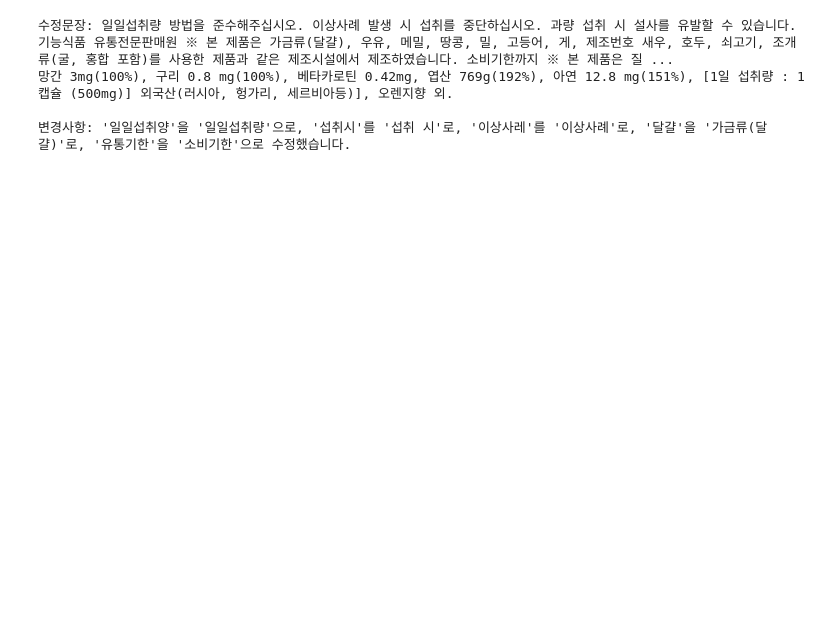
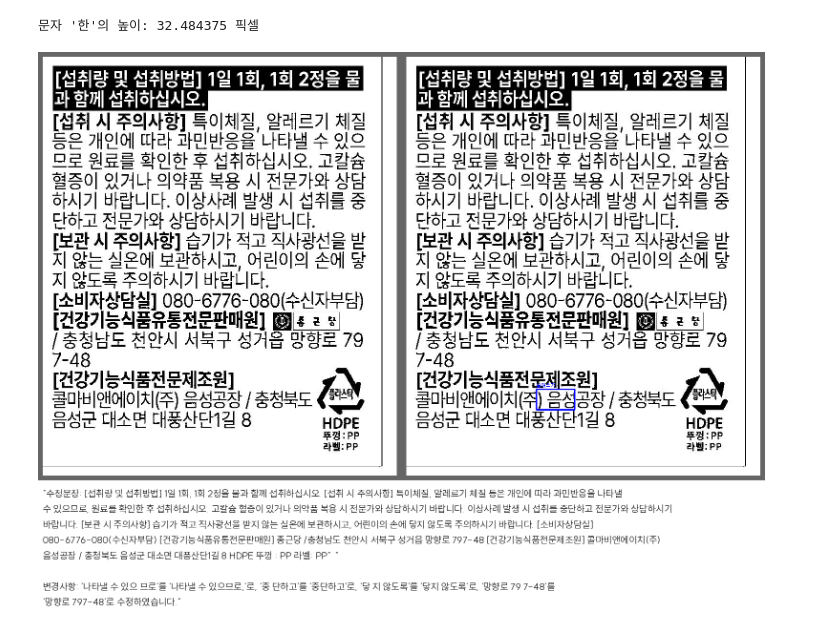
Before and after one commit to MoonSongAi/PjtCCC, a Jupyter notebook: Bin/Untitled-1.ipynb, the cells around one changed output. Cells and saved outputs as stored; diff of their text form; code cells hidden in the pictures; blank space fills up the shorter version.

```diff
--- a/Bin/Untitled-1.ipynb
+++ b/Bin/Untitled-1.ipynb
@@ -1,37 +1,78 @@
 # %%
-from OCR_visualization import specialDictionary
+from OCR_anal import specialDicForOCR
+from PIL import Image, ImageDraw, ImageFont
+import cv2
+import numpy as np
+
+import matplotlib.pyplot as plt
+
 import io
 
-myDic = specialDictionary()
-
-with io.open('C:\\PjtCCC\\Work\\HrBaek\\test_final_2.png', 'rb') as image_file:
+myDic = specialDicForOCR()
+# C:\\PjtCCC\\CroppedImage\\1f369963-8f23-44d4-85bb-8d744ee0bd69.jpg
+# C:\\PjtCCC\\CroppedImage\\6cb109a0-c53b-4fd5-b312-4a4d472d74ad.jpg
+with io.open('C:\\PjtCCC\\CroppedImage\\6cb109a0-c53b-4fd5-b312-4a4d472d74ad.jpg', 'rb') as image_file:
     content = image_file.read()
 
 texts = myDic.detect_text(content)
-# print(texts)
+texts_rev2 = myDic.combine_boxes_for_specific_words_2(texts) #special_chars에 ['(',')'] 넣으면 괄호 앞단어 뒷단어가 좌표5이상 띄어져 있을 때 함꼐 bbox쳐짐
+combined_texts = myDic.combine_boxes_for_specific_words_1(texts_rev2, ["유통", "기한"]) ##합쳐서 bbox치고 싶은 단어를 list로 받아서 bbox쳐지도록 함수화 시킴 ex)'유통' 다음 다음이 '기한'일 경우 함꼐 bbox쳐짐
+combind_image = myDic.correct_and_visualize(content, combined_texts)
 
 text_to_check = ' '.join([getattr(t, 'description', '').replace('\n', ' ') for t in texts])
 #print(text_to_check)
+ret = myDic.call_GPT(text_to_check)
+# print(ret)
 
-ret = myDic.call_GPT(text_to_check)
-print(ret)
+# BGR을 RGB로 변환
+image_data_rgb = cv2.cvtColor(combind_image, cv2.COLOR_BGR2RGB)
 
-margin = 10  # 이미지 가장자리와 텍스트 사이의 여백 설정
+# # 이미지 표시
+# plt.imshow(image_data_rgb)
+# plt.axis('off')  # 좌표축 없애기
+# plt.show()
+
+
+original_height ,original_width, original_channels = image_data_rgb.shape
+margin = 15  # 이미지 가장자리와 텍스트 사이의 여백 설정
 
 # 텍스트 줄바꿈
 changes_index = ret.index('변경사항')
 first_part = ret[:changes_index].strip()
 second_part = ret[changes_index:].strip()
-max_text_width = image_width - 2 * margin  # 최대 텍스트 폭 설정
+max_text_width = original_width - 2 * margin  # 최대 텍스트 폭 설정
 
-# 두 부분을 각각 줄바꿈
-wrapped_first_part = wrap_text(first_part, font, max_text_width)
-wrapped_second_part = wrap_text(second_part, font, max_text_width)
+wrapped_first_part = myDic.wrap_text(first_part, max_text_width)
+wrapped_second_part = myDic.wrap_text(second_part, max_text_width)
+combined_text = wrapped_first_part + [''] + wrapped_second_part
+# 텍스트 그리기를 위한 추가 코드는 여기에 포함시킵니다.
+# ...
+# 특정 문자의 높이 계산
+char = '한'  # 원하는 문자
+char_height = myDic.font.getlength(char) + margin
+# print(f"문자 '{char}'의 높이: {char_height} 픽셀")
 
-# 두 부분을 결합
-combined_text = wrapped_first_part + [''] + wrapped_second_part
+new_height = int(original_height + char_height * len(combined_text)) + margin
+# aa = len(combined_text)
+# print(f'{new_height} = {original_height} + {char_height} * {aa}')
+# 새 이미지 생성 및 원본 이미지 붙이기
+# NumPy 배열을 PIL Image 객체로 변환
+image_data_rgb_pil = Image.fromarray(image_data_rgb)
+new_image = Image.new('RGB', (original_width, new_height), 'white')
+new_image.paste(image_data_rgb_pil, (0, 0))
+
+# 텍스트 그리기
+draw = ImageDraw.Draw(new_image)
+current_y = original_height + margin  # 원본 이미지 아래에 텍스트 시작
+
+for line in combined_text:
+    draw.text((10, current_y), line, fill='black', font=myDic.font)
+    current_y += char_height  # 다음 텍스트 줄의 y 위치 설정
+
+# 이미지 저장
+# output_image_path = 'Work\\HrBaek\\result_with_text.jpg'
+# new_image.save(output_image_path)
+new_image
 # %% [output]
-수정문장: 일일섭취량 방법을 준수해주십시오. 이상사례 발생 시 섭취를 중단하십시오. 과량 섭취 시 설사를 유발할 수 있습니다. 기능식품 유통전문판매원 ※ 본 제품은 가금류(달걀), 우유, 메밀, 땅콩, 밀, 고등어, 게, 제조번호 새우, 호두, 쇠고기, 조개류(굴, 홍합 포함)를 사용한 제품과 같은 제조시설에서 제조하였습니다. 소비기한까지 ※ 본 제품은 질 ...
-망간 3mg(100%), 구리 0.8 mg(100%), 베타카로틴 0.42mg, 엽산 769g(192%), 아연 12.8 mg(151%), [1일 섭취량 : 1캡슐 (500mg)] 외국산(러시아, 헝가리, 세르비아등)], 오렌지향 외.
-
-변경사항: '일일섭취양'을 '일일섭취량'으로, '섭취시'를 '섭취 시'로, '이상사레'를 '이상사례'로, '달걀'을 '가금류(달걀)'로, '유통기한'을 '소비기한'으로 수정했습니다.
+문자 '한'의 높이: 32.484375 픽셀
+[figure, added]
```
Also changed, not shown: parts of 1 cell of this notebook, 2 other files.
